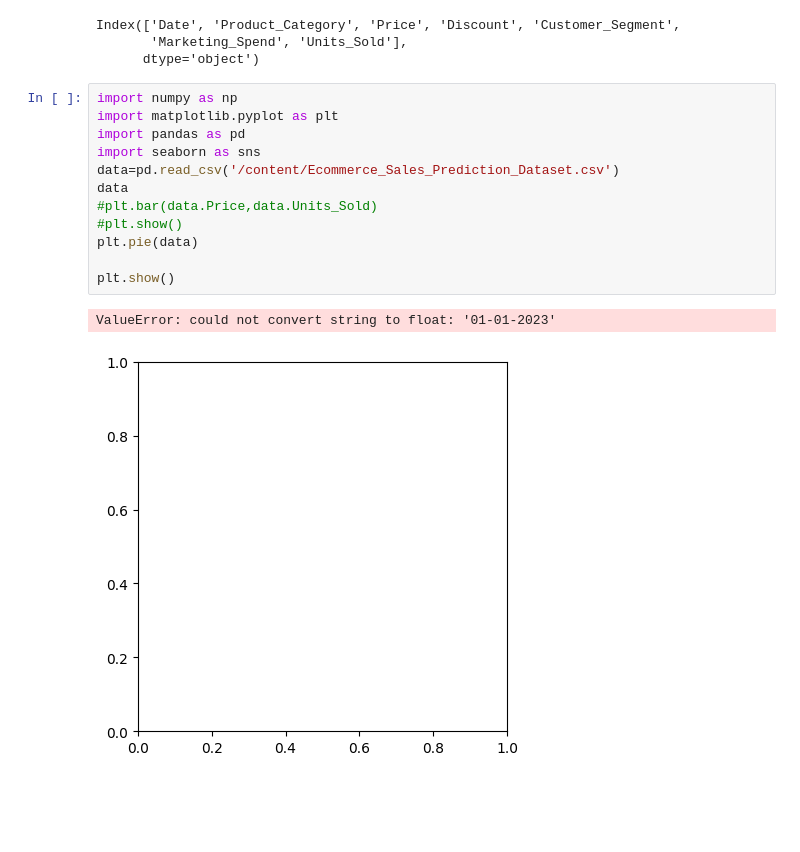
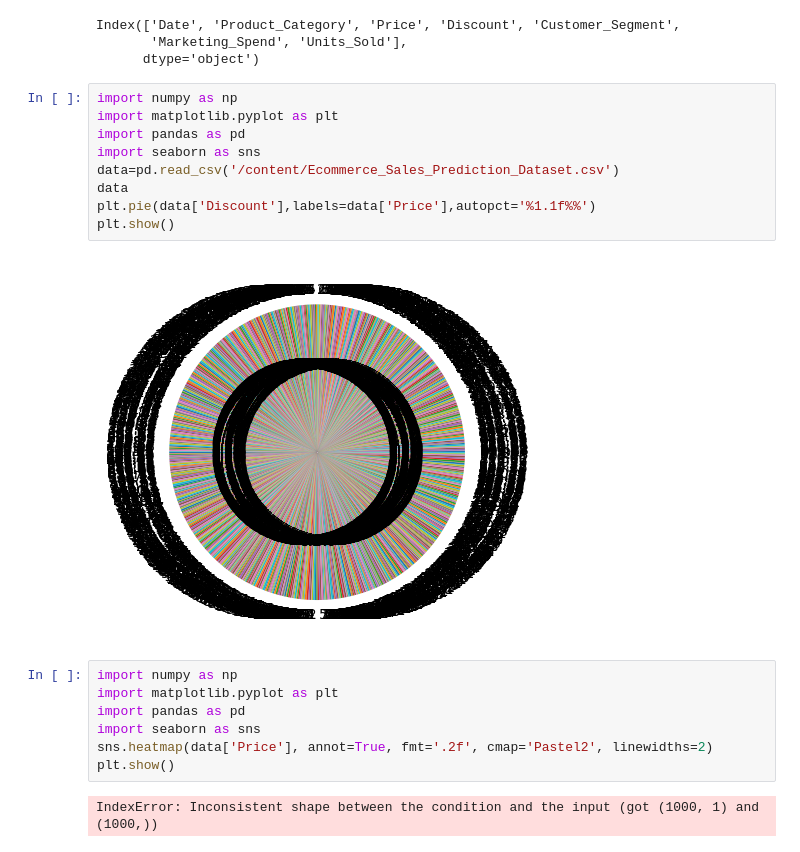
Before and after one commit to Praveenpadidapu/ML-Assignments, a Jupyter notebook: EDA.ipynb, the cells around one changed output. Cells and saved outputs as stored; diff of their text form; blank space fills up the shorter version.

```diff
--- a/EDA.ipynb
+++ b/EDA.ipynb
@@ -47,15 +47,20 @@ Index(['Date', 'Product_Category', 'Price', 'Discount', 'Customer_Segment',
 # %%
 import numpy as np
 import matplotlib.pyplot as plt
 import pandas as pd
 import seaborn as sns
 data=pd.read_csv('/content/Ecommerce_Sales_Prediction_Dataset.csv')
 data
-#plt.bar(data.Price,data.Units_Sold)
-#plt.show()
-plt.pie(data)
-
+plt.pie(data['Discount'],labels=data['Price'],autopct='%1.1f%%')
 plt.show()
 # %% [output]
-ValueError: could not convert string to float: '01-01-2023'
-[figure, old version]
+[figure, new version]
+# %%
+import numpy as np
+import matplotlib.pyplot as plt
+import pandas as pd
+import seaborn as sns
+sns.heatmap(data['Price'], annot=True, fmt='.2f', cmap='Pastel2', linewidths=2)
+plt.show()
+# %% [output]
+IndexError: Inconsistent shape between the condition and the input (got (1000, 1) and (1000,))
```
Also changed, not shown: parts of 31 cells of this notebook.
